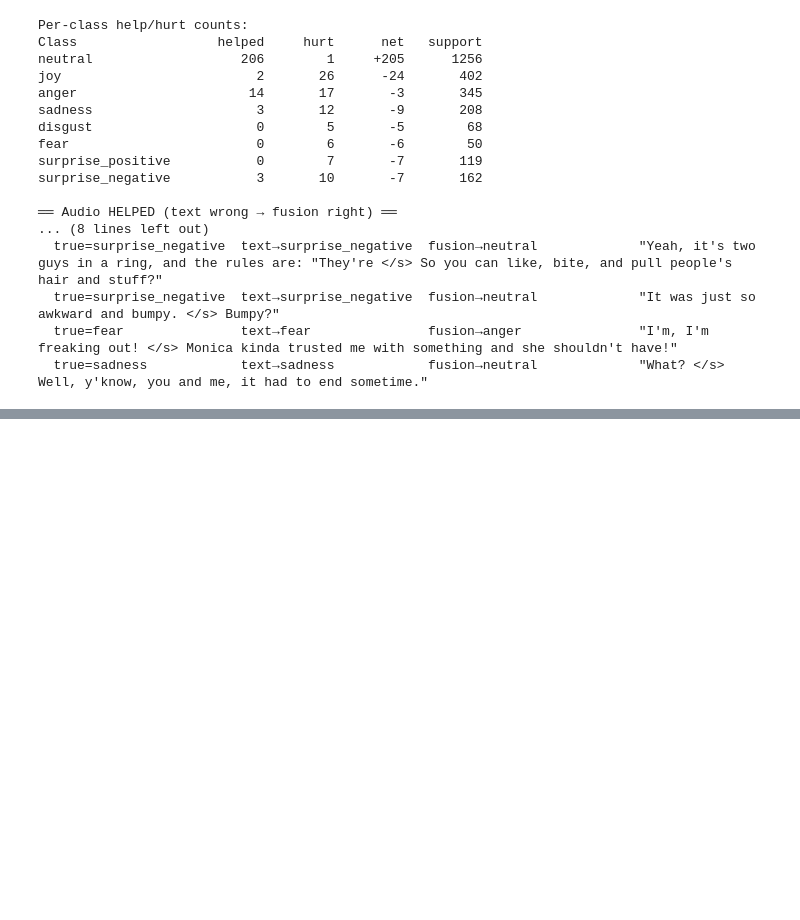
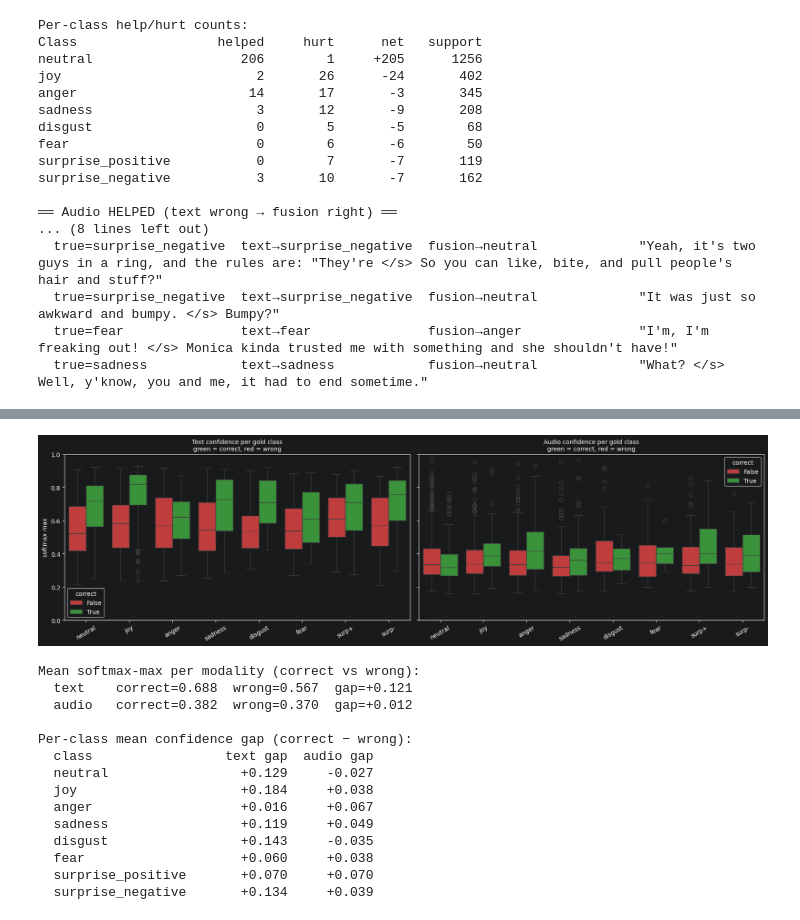
Before and after one commit to pvijayasures/NLP_P3, a Jupyter notebook: notebook/multimodal_experiments.ipynb, the cells around one changed output, grey strips where cells are left out. Saved outputs shown, nothing was run; the diff lists cells and outputs as text; code cells hidden in the pictures; blank space fills up the shorter version.

```diff
--- a/notebook/multimodal_experiments.ipynb
+++ b/notebook/multimodal_experiments.ipynb
@@ -1699,0 +2163,70 @@ surprise_negative           3       10       -7       162
+# %%
+# Softmax-max distribution per modality, split by correct/incorrect, per gold class.
+
+_text_sf_c  = np.load(get_prediction_path('text_roberta', 'test'))
+_audio_sf_c = np.load(get_prediction_path(_best_audio, 'test'))
+_y_test_c   = test_df['label_idx'].values.astype(int)
+
+_records = []
+for _mod, _sf in (('text', _text_sf_c), ('audio', _audio_sf_c)):
+    _conf = _sf.max(axis=1)
+    _pred = _sf.argmax(axis=1)
+    for _i, (_c, _p, _v) in enumerate(zip(_y_test_c, _pred, _conf)):
+        _records.append({
+            'modality':     _mod,
+            'true_emotion': EMOTION_LABELS[_c],
+            'correct':      bool(_p == _c),
+            'confidence':   float(_v),
+        })
+_df_conf = pd.DataFrame(_records)
+
+fig, axes = plt.subplots(1, 2, figsize=(17, 5), sharey=True)
+for _ax, _mod in zip(axes, ('text', 'audio')):
+    _d = _df_conf[_df_conf['modality'] == _mod]
+    sns.boxplot(data=_d, x='true_emotion', y='confidence',
+                hue='correct', order=EMOTION_LABELS,
+                palette={True: '#2ca02c', False: '#d62728'},
+                ax=_ax)
+    _ax.set_title(f'{_mod.capitalize()} confidence per gold class\n'
+                  'green = correct, red = wrong', fontsize=10)
+    _ax.set_xlabel(''); _ax.set_ylabel('softmax max')
+    _ax.set_xticks(range(NUM_CLASSES))
+    _ax.set_xticklabels([COL_NAMES[c] for c in EMOTION_LABELS], rotation=30)
+    _ax.set_ylim(0, 1)
+plt.tight_layout()
+plt.savefig(OUTPUTS_DIR / 'plots' / 'xai_confidence_calibration.png',
+            dpi=150, bbox_inches='tight')
+plt.show()
+
+print('Mean softmax-max per modality (correct vs wrong):')
+for _mod in ('text', 'audio'):
+    _ok = _df_conf[(_df_conf.modality == _mod) &  _df_conf.correct].confidence.mean()
+    _wr = _df_conf[(_df_conf.modality == _mod) & ~_df_conf.correct].confidence.mean()
+    _gap = _ok - _wr
+    print(f'  {_mod:<6s}  correct={_ok:.3f}  wrong={_wr:.3f}  gap={_gap:+.3f}')
+
+print('\nPer-class mean confidence gap (correct − wrong):')
+print(f'  {"class":<20s} {"text gap":>9s} {"audio gap":>10s}')
+for _lbl in EMOTION_LABELS:
+    _row = _df_conf[_df_conf.true_emotion == _lbl]
+    _tg  = (_row[(_row.modality=='text')  &  _row.correct].confidence.mean() -
+            _row[(_row.modality=='text')  & ~_row.correct].confidence.mean())
+    _ag  = (_row[(_row.modality=='audio') &  _row.correct].confidence.mean() -
+            _row[(_row.modality=='audio') & ~_row.correct].confidence.mean())
+    print(f'  {_lbl:<20s} {_tg:>+9.3f} {_ag:>+10.3f}')
+# %% [output]
+[figure, added]
+Mean softmax-max per modality (correct vs wrong):
+  text    correct=0.688  wrong=0.567  gap=+0.121
+  audio   correct=0.382  wrong=0.370  gap=+0.012
+
+Per-class mean confidence gap (correct − wrong):
+  class                 text gap  audio gap
+  neutral                 +0.129     -0.027
+  joy                     +0.184     +0.038
+  anger                   +0.016     +0.067
+  sadness                 +0.119     +0.049
+  disgust                 +0.143     -0.035
+  fear                    +0.060     +0.038
+  surprise_positive       +0.070     +0.070
+  surprise_negative       +0.134     +0.039
```
Also changed, not shown: parts of 17 cells of this notebook, 1 other file.
